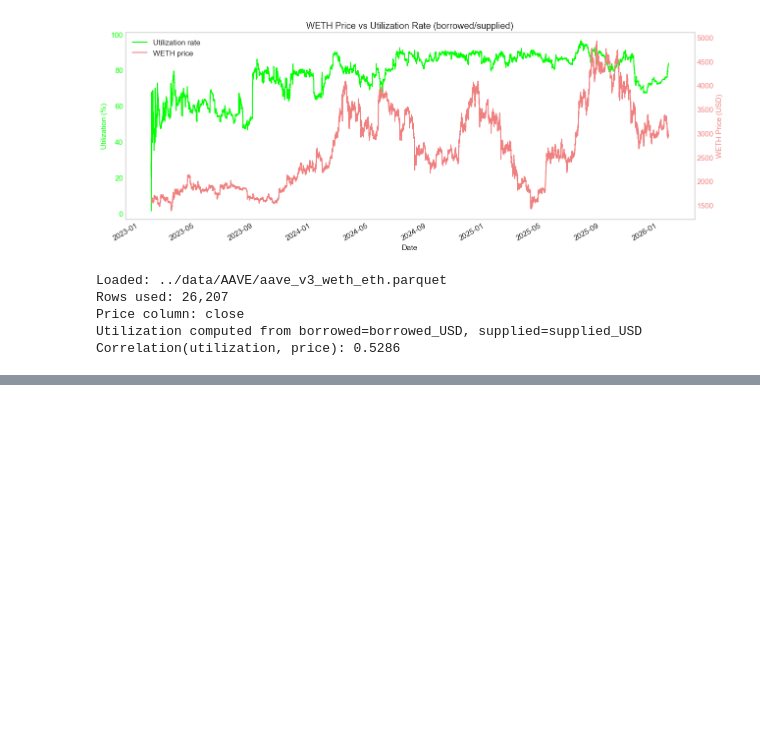
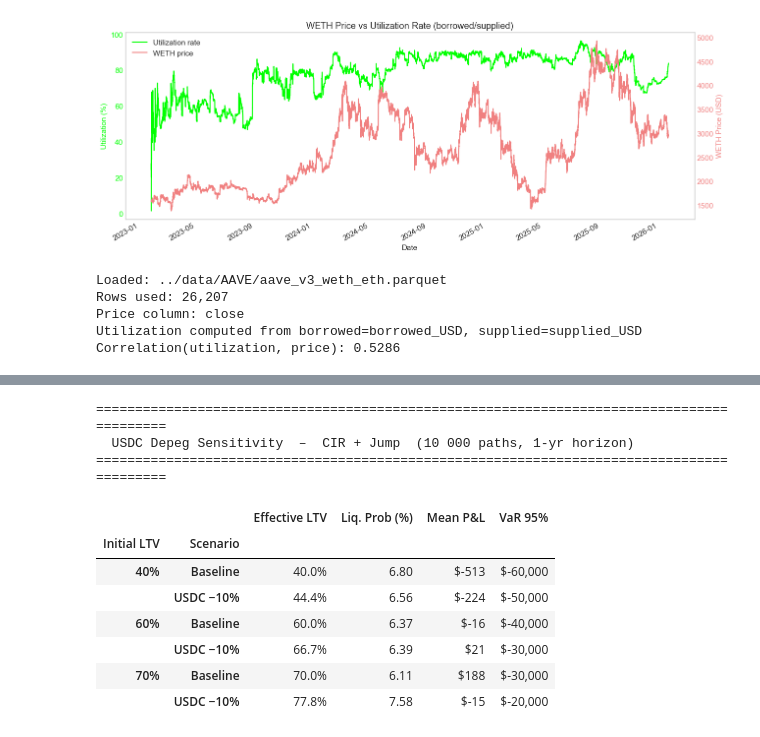
Before and after one commit to francisliu2/Defi_interestRate, a Jupyter notebook: src/aave_v3_carry_trade_analysis.ipynb, the cells around one changed output, grey strips where cells are left out. Cells and saved outputs as stored; diff of their text form; code cells hidden in the pictures; blank space fills up the shorter version.

```diff
--- a/src/aave_v3_carry_trade_analysis.ipynb
+++ b/src/aave_v3_carry_trade_analysis.ipynb
@@ -1704,0 +1720,71 @@ Correlation(utilization, price): 0.5286
+# %%
+# ── Sensitivity Analysis: 10% USDC Depeg ──────────────────────────────
+import copy
+
+usdc_shock = 0.10          # 10% drop in USDC collateral value
+ltv_levels_sa = [0.40, 0.60, 0.70]
+rows_sa = []
+
+for ltv0 in ltv_levels_sa:
+    for scenario, shock in [('Baseline', 0.0), ('USDC −10%', usdc_shock)]:
+        cfg = copy.deepcopy(config)
+        cfg.ltv_ratio = ltv0
+
+        # A depeg reduces collateral value → effective LTV rises
+        effective_collateral = cfg.initial_collateral_usdc * (1.0 - shock)
+        effective_ltv = (cfg.initial_collateral_usdc * ltv0) / effective_collateral
+
+        # If shocked LTV already exceeds liquidation threshold → instant liquidation
+        if effective_ltv >= cfg.liquidation_threshold:
+            rows_sa.append({
+                'Initial LTV':   f'{ltv0*100:.0f}%',
+                'Scenario':      scenario,
+                'Effective LTV': f'{effective_ltv*100:.1f}%',
+                'Liq. Prob (%)': '100.00  (instant)',
+                'Mean P&L':      '—',
+                'VaR 95%':       '—',
+            })
+            continue
+
+        # Adjust config so the simulation starts at the shocked collateral
+        cfg.initial_collateral_usdc = effective_collateral
+        cfg.ltv_ratio = effective_ltv
+
+        sim = run_carry_trade_simulation(
+            cfg,
+            cir_jump_usdc, cir_jump_weth,
+            initial_usdc_rate, initial_weth_rate,
+            initial_weth_price, historical_returns,
+            T_horizon, use_jumps=True,
+        )
+
+        liq = analyze_liquidation_risk(sim, cfg)
+        pnl = analyze_pnl(sim, cfg)
+
+        rows_sa.append({
+            'Initial LTV':   f'{ltv0*100:.0f}%',
+            'Scenario':      scenario,
+            'Effective LTV': f'{effective_ltv*100:.1f}%',
+            'Liq. Prob (%)': f'{liq["liquidation_probability"]*100:.2f}',
+            'Mean P&L':      f'${pnl["mean_pnl"]:,.0f}',
+            'VaR 95%':       f'${pnl["var_95"]:,.0f}',
+        })
+
+df_shock = pd.DataFrame(rows_sa)
+
+print('=' * 90)
+print('  USDC Depeg Sensitivity  –  CIR + Jump  (10 000 paths, 1-yr horizon)')
+print('=' * 90)
+display(df_shock.set_index(['Initial LTV', 'Scenario']))
+# %% [output]
+==========================================================================================
+  USDC Depeg Sensitivity  –  CIR + Jump  (10 000 paths, 1-yr horizon)
+==========================================================================================
+|  |  | Effective LTV | Liq. Prob (%) | Mean P&L | VaR 95% |
+| Initial LTV | Scenario |  |  |  |  |
+| 40% | Baseline | 40.0% | 6.80 | $-513 | $-60,000 |
+|  | USDC −10% | 44.4% | 6.56 | $-224 | $-50,000 |
+| 60% | Baseline | 60.0% | 6.37 | $-16 | $-40,000 |
+|  | USDC −10% | 66.7% | 6.39 | $21 | $-30,000 |
+| 70% | Baseline | 70.0% | 6.11 | $188 | $-30,000 |
+|  | USDC −10% | 77.8% | 7.58 | $-15 | $-20,000 |
```
Also changed, not shown: parts of 6 cells of this notebook.
